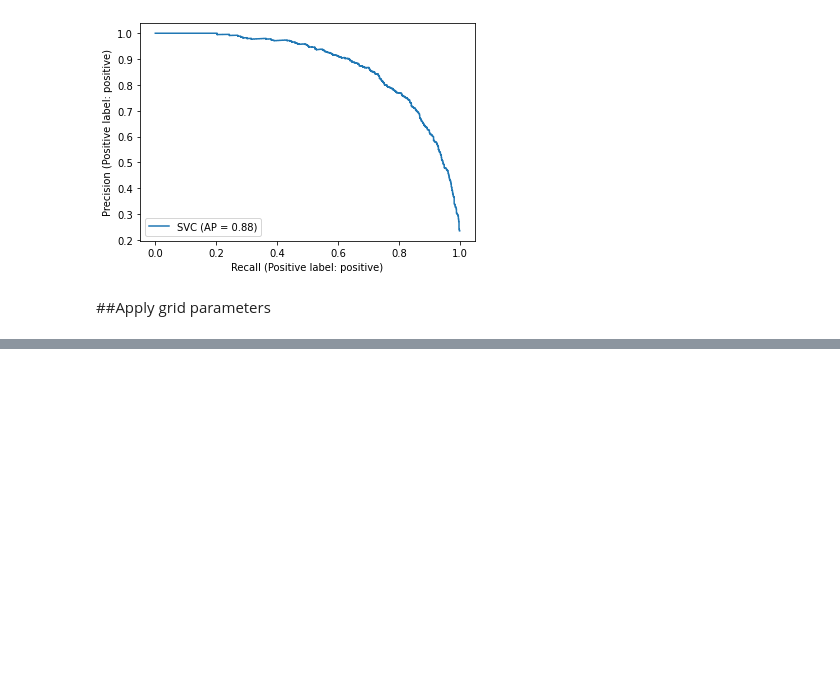
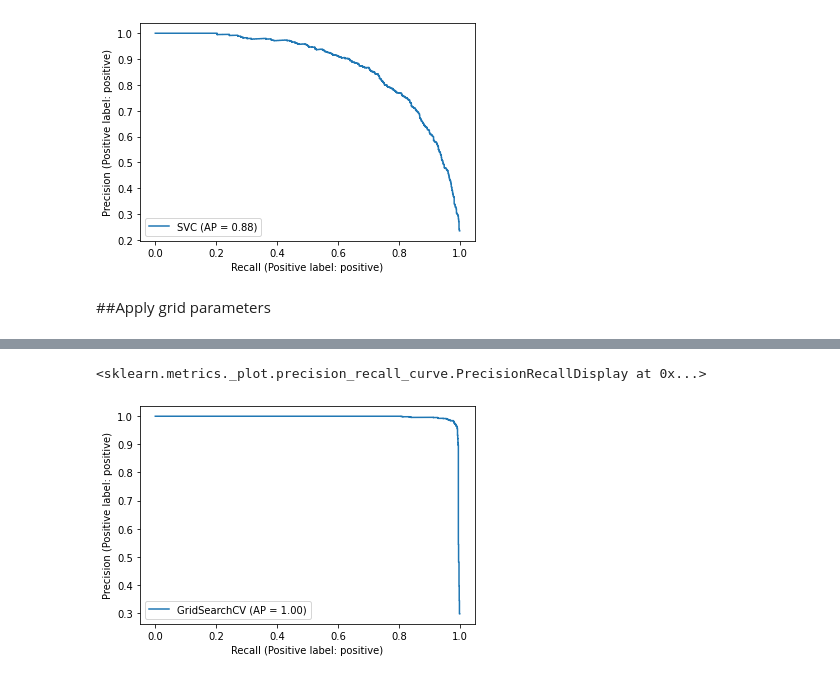
Before and after one commit to sagar2582/Sentiment-Analysis-of-Tweets, a Jupyter notebook: Tweets(Sentimental_Analysis).ipynb, the cells around one changed output, grey strips where cells are left out. Cells and saved outputs as stored; diff of their text form; code cells hidden in the pictures; blank space fills up the shorter version.

```diff
--- a/Tweets(Sentimental_Analysis).ipynb
+++ b/Tweets(Sentimental_Analysis).ipynb
@@ -491,0 +555,5 @@ plot_precision_recall_curve(clf_tf, X_test, Y_test)
+# %%
+plot_precision_recall_curve(grid_tf, X_train, Y_train)
+# %% [output]
+<sklearn.metrics._plot.precision_recall_curve.PrecisionRecallDisplay at 0x...>
+[figure, added]
```
Also changed, not shown: parts of 12 cells of this notebook.
